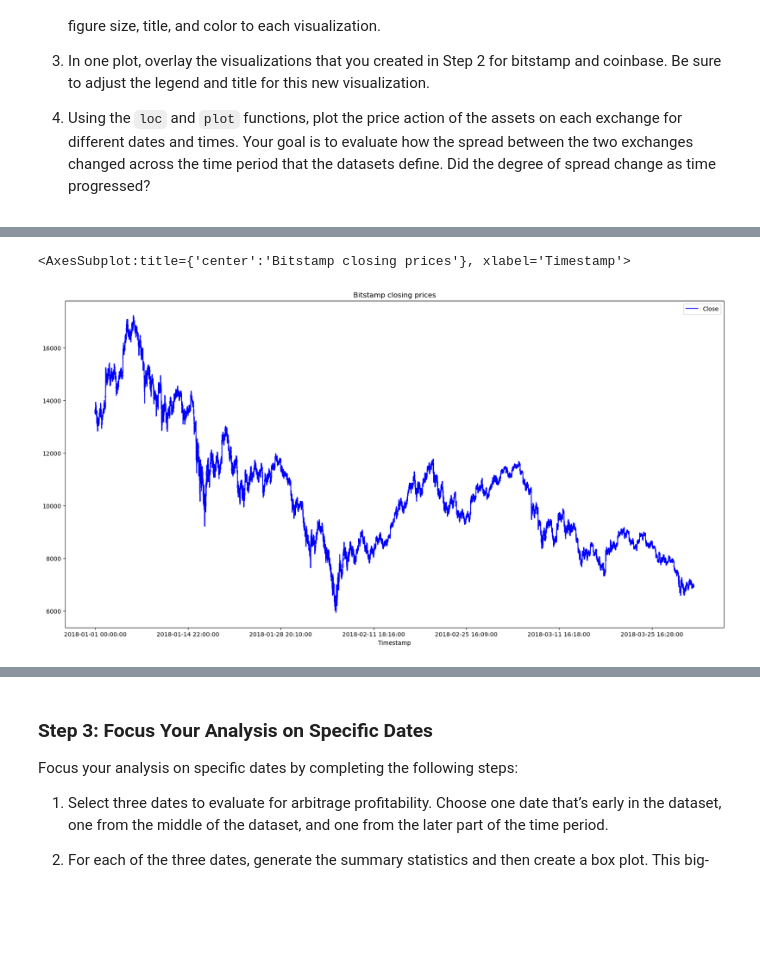
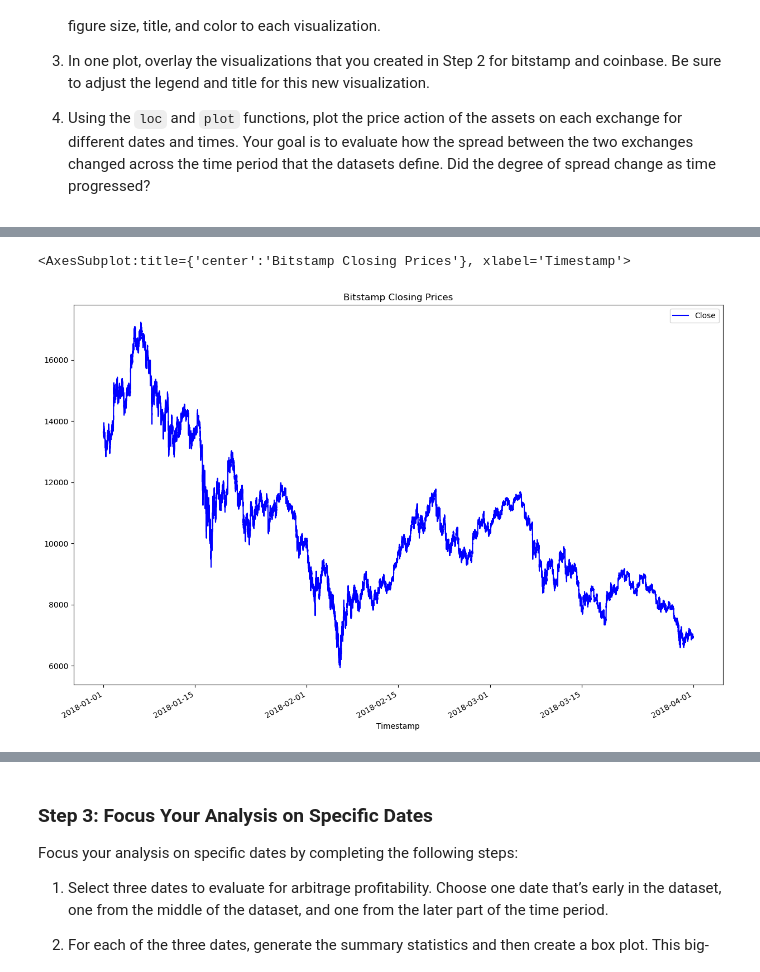
Before and after one commit to anuraggargLTI/module3challenge, a Jupyter notebook: crypto_arbitrage.ipynb, the cells around one changed output, grey strips where cells are left out. Drawn from its saved outputs; the diff is of its cells as text; code cells hidden in the pictures; blank space fills up the shorter version.

```diff
--- a/crypto_arbitrage.ipynb
+++ b/crypto_arbitrage.ipynb
@@ -88,7 +93,6 @@ To prepare and clean your data for analysis, complete the following steps:
 ### Step 1: For the bitstamp DataFrame, replace or drop all `NaN`, or missing, values in the DataFrame.
 # %%
 # For the bitstamp DataFrame, replace or drop all NaNs or missing values in the DataFrame
+bitstamp=bitstamp.dropna().copy()
 bitstamp.isnull().sum()
-bitstamp = bitstamp.dropna()
-bitstamp.isnull().sum()
 # %% [output]
@@ -105,4 +108,5 @@ dtype: int64
 ### Step 2: Use the `str.replace` function to remove the dollar signs ($) from the values in the Close column.
 # %%
 # Use the str.replace function to remove the dollar sign, $
-bitstamp.loc[:,"Close"] = bitstamp.loc[:,"Close"].str.replace("$","")
+bitstamp['Close'] = bitstamp['Close'].str.replace("$","")
+bitstamp.head()
@@ -110,13 +122,15 @@ bitstamp.loc[:,"Close"] = bitstamp.loc[:,"Close"].str.replace("$","")
 ### Step 3: Convert the data type of the Close column to a `float`.
 # %%
 # Convert the Close data type to a float
-bitstamp.loc[:,"Close"]=bitstamp.loc[:,"Close"].astype(float)
-bitstamp["Close"].dtypes
+bitstamp['Close']=bitstamp['Close'].astype(float)
+bitstamp['Close'].dtypes
 # %% [output]
 dtype('float64')
 # %% [markdown]
 ### Step 4: Review the data for duplicated values, and drop them if necessary.
 # %%
 # Review the data for duplicate values, and drop them if necessary
-if(bitstamp.duplicated().sum()>0):
+number_of_duplicates=bitstamp.duplicated().sum()
+if(number_of_duplicates>0):
     bitstamp = bitstamp.drop_duplicates()
+bitstamp.duplicated().sum()
@@ -238,10 +266,11 @@ coinbase_sliced.describe()
 # %%
 # Create a line plot for the bitstamp DataFrame for the full length of time in the dataset
 # Be sure that the figure size, title, and color are tailored to each visualization
-bitstamp_sliced.plot(x="Timestamp",figsize=(20,10),title="Bitstamp closing prices",color="blue")
+bitstamp['Close'].plot(figsize=(15, 10), title="Bitstamp Closing Prices",
+                                                    color="blue")
 # %% [output]
-<AxesSubplot:title={'center':'Bitstamp closing prices'}, xlabel='Timestamp'>
+<AxesSubplot:title={'center':'Bitstamp Closing Prices'}, xlabel='Timestamp'>
-[figure, old version]
+[figure, new version]
 # %%
 # Create a line plot for the coinbase DataFrame for the full length of time in the dataset
 # Be sure that the figure size, title, and color are tailored to each visualization
```
Also changed, not shown: parts of 22 cells of this notebook.
